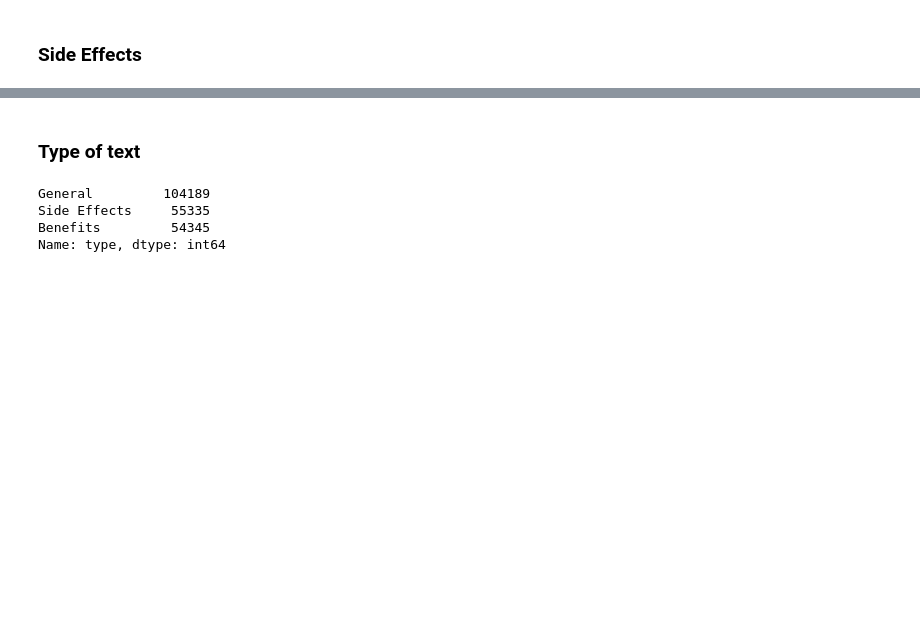
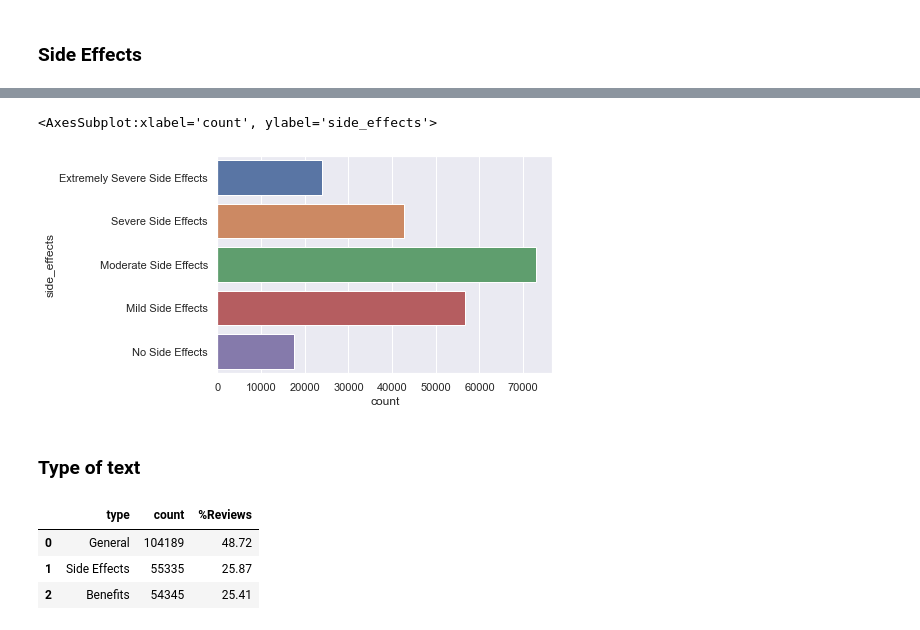
Before and after one commit to lmcosta98/Project2_FCD, a Jupyter notebook: drug_review.ipynb, the cells around one changed output, grey strips where cells are left out. Saved outputs shown, nothing was run; the diff lists cells and outputs as text; code cells hidden in the pictures; blank space fills up the shorter version.

```diff
--- a/drug_review.ipynb
+++ b/drug_review.ipynb
@@ -861,3 +907,9 @@ Name: side_effects, dtype: int64
+# %%
+sns.countplot(y='side_effects', data=similar_data,
+              order=['Extremely Severe Side Effects', 'Severe Side Effects', 'Moderate Side Effects', 'Mild Side Effects', 'No Side Effects'])
+# %% [output]
+<AxesSubplot:xlabel='count', ylabel='side_effects'>
+[figure, added]
 # %% [markdown]
 ### Type of text
 # %%
@@ -880,10 +932,14 @@ y_pred_type = clf_type.predict(X_test_type)
 y_pred_type = le.inverse_transform(y_pred_type)
 
 similar_data['type'] = y_pred_type
-# %%
-similar_data['type'].value_counts()
-# %% [output]
-General         104189
-Side Effects     55335
-Benefits         54345
-Name: type, dtype: int64
+# %%
+type_2 = pd.DataFrame(similar_data['type'].value_counts())
+type_2.reset_index(inplace=True)
+type_2.rename(columns={'index': 'type', 'type': 'count'}, inplace=True)
+type_2['%Reviews'] = round((type_2['count'] / type_2['count'].sum()) * 100, 2)
+type_2.sort_values(by='%Reviews', ascending=False)
+# %% [output]
+|  | type | count | %Reviews |
+| 0 | General | 104189 | 48.72 |
+| 1 | Side Effects | 55335 | 25.87 |
+| 2 | Benefits | 54345 | 25.41 |
```
Also changed, not shown: parts of 21 cells of this notebook.
